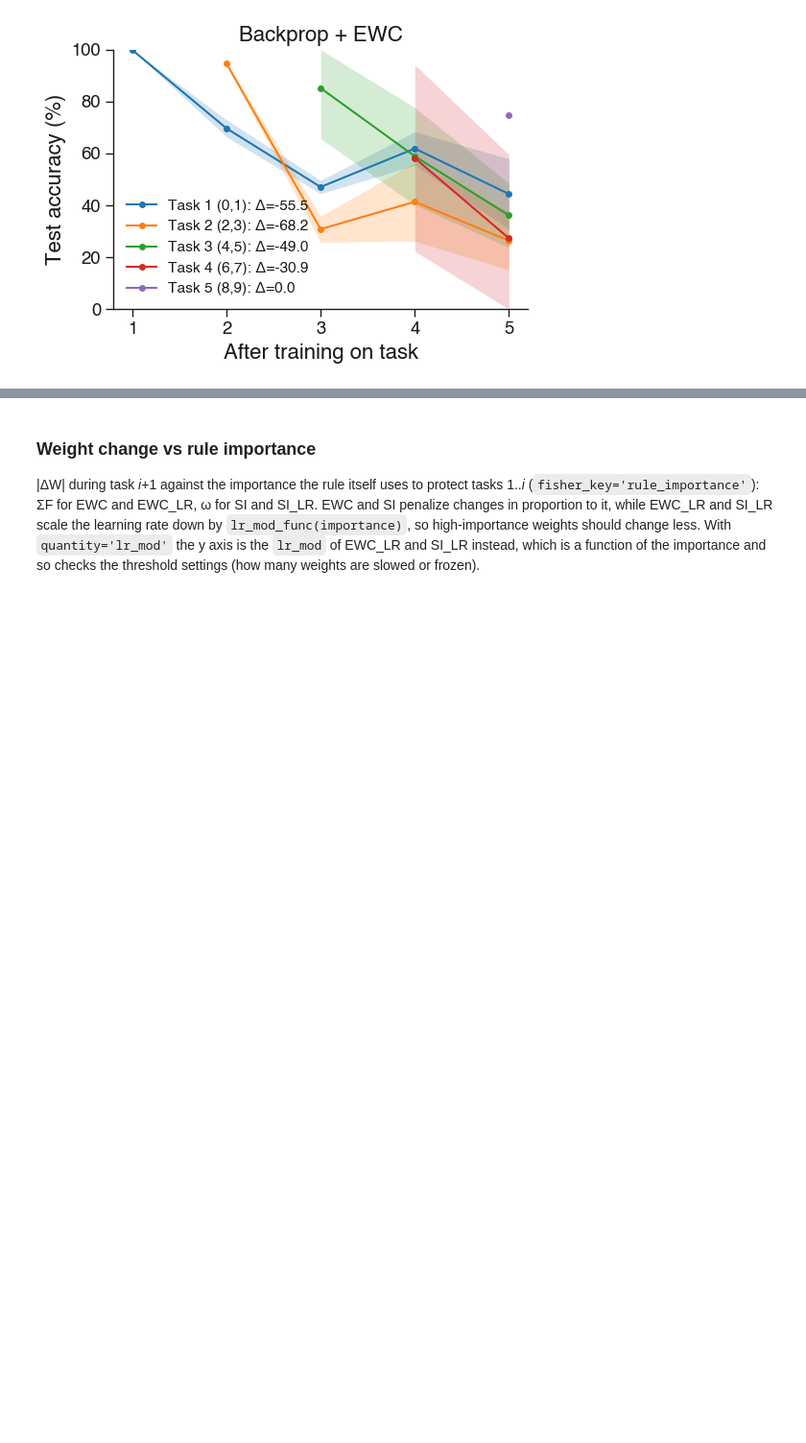
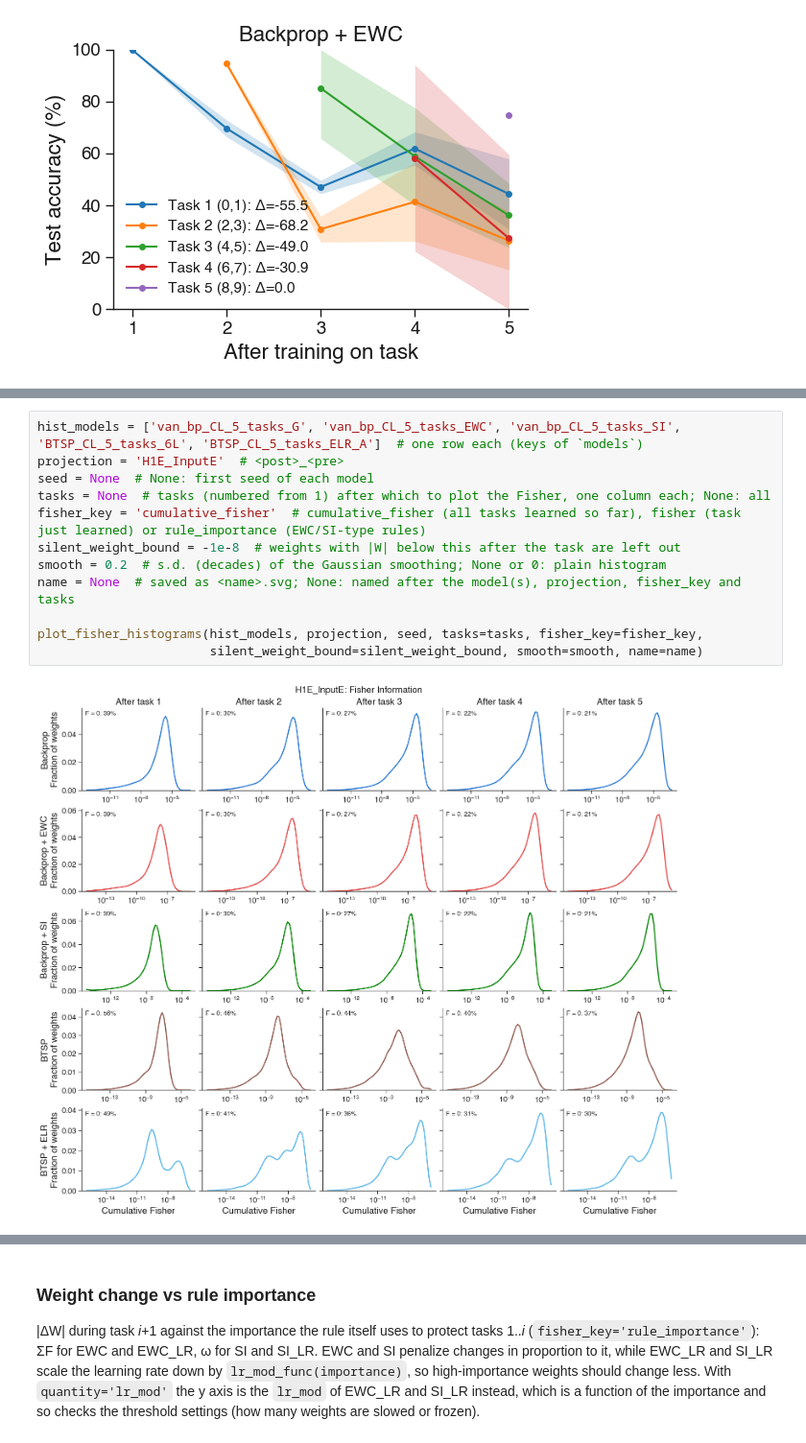
Before and after one commit to Milstein-Lab/EIANN, a Jupyter notebook: EIANN/scripts/get_cl_metrics.ipynb, the cells around one changed output, grey strips where cells are left out. Shown at 96% size. Drawn from its saved outputs; the diff is of its cells as text; blank space fills up the shorter version.

```diff
--- a/EIANN/scripts/get_cl_metrics.ipynb
+++ b/EIANN/scripts/get_cl_metrics.ipynb
@@ -506,0 +713,14 @@ plot_dw_vs_fisher(model, seed, projections, dw_lower_bound=dw_lower_bound, silen
+# %%
+hist_models = ['van_bp_CL_5_tasks_G', 'van_bp_CL_5_tasks_EWC', 'van_bp_CL_5_tasks_SI', 'BTSP_CL_5_tasks_6L', 'BTSP_CL_5_tasks_ELR_A']  # one row each (keys of `models`)
+projection = 'H1E_InputE'  # <post>_<pre>
+seed = None  # None: first seed of each model
+tasks = None  # tasks (numbered from 1) after which to plot the Fisher, one column each; None: all
+fisher_key = 'cumulative_fisher'  # cumulative_fisher (all tasks learned so far), fisher (task just learned) or rule_importance (EWC/SI-type rules)
+silent_weight_bound = -1e-8  # weights with |W| below this after the task are left out
+smooth = 0.2  # s.d. (decades) of the Gaussian smoothing; None or 0: plain histogram
+name = None  # saved as <name>.svg; None: named after the model(s), projection, fisher_key and tasks
+
+plot_fisher_histograms(hist_models, projection, seed, tasks=tasks, fisher_key=fisher_key,
+                       silent_weight_bound=silent_weight_bound, smooth=smooth, name=name)
+# %% [output]
+[figure, added]
```
Also changed, not shown: parts of 13 cells of this notebook, 18 other files.
